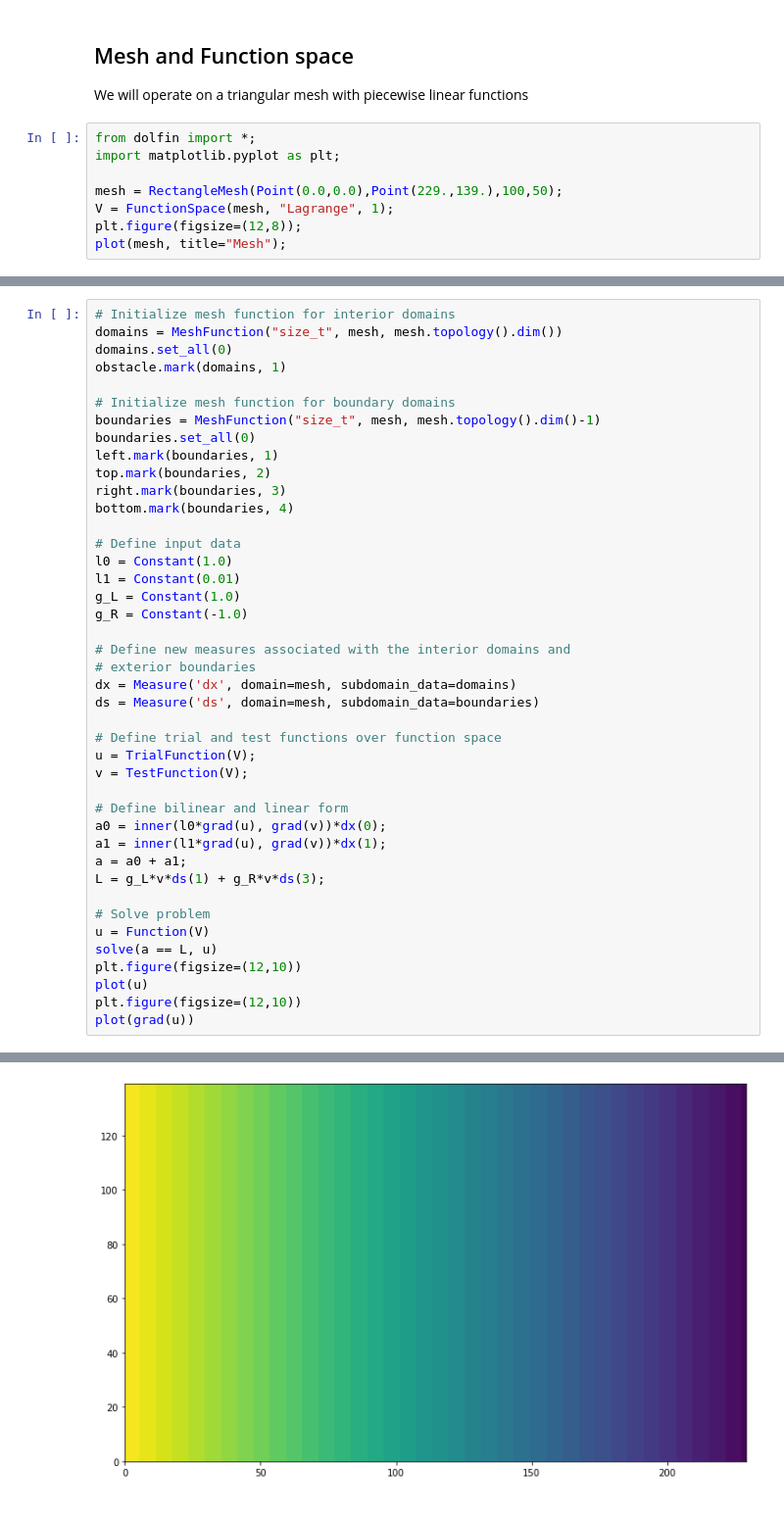
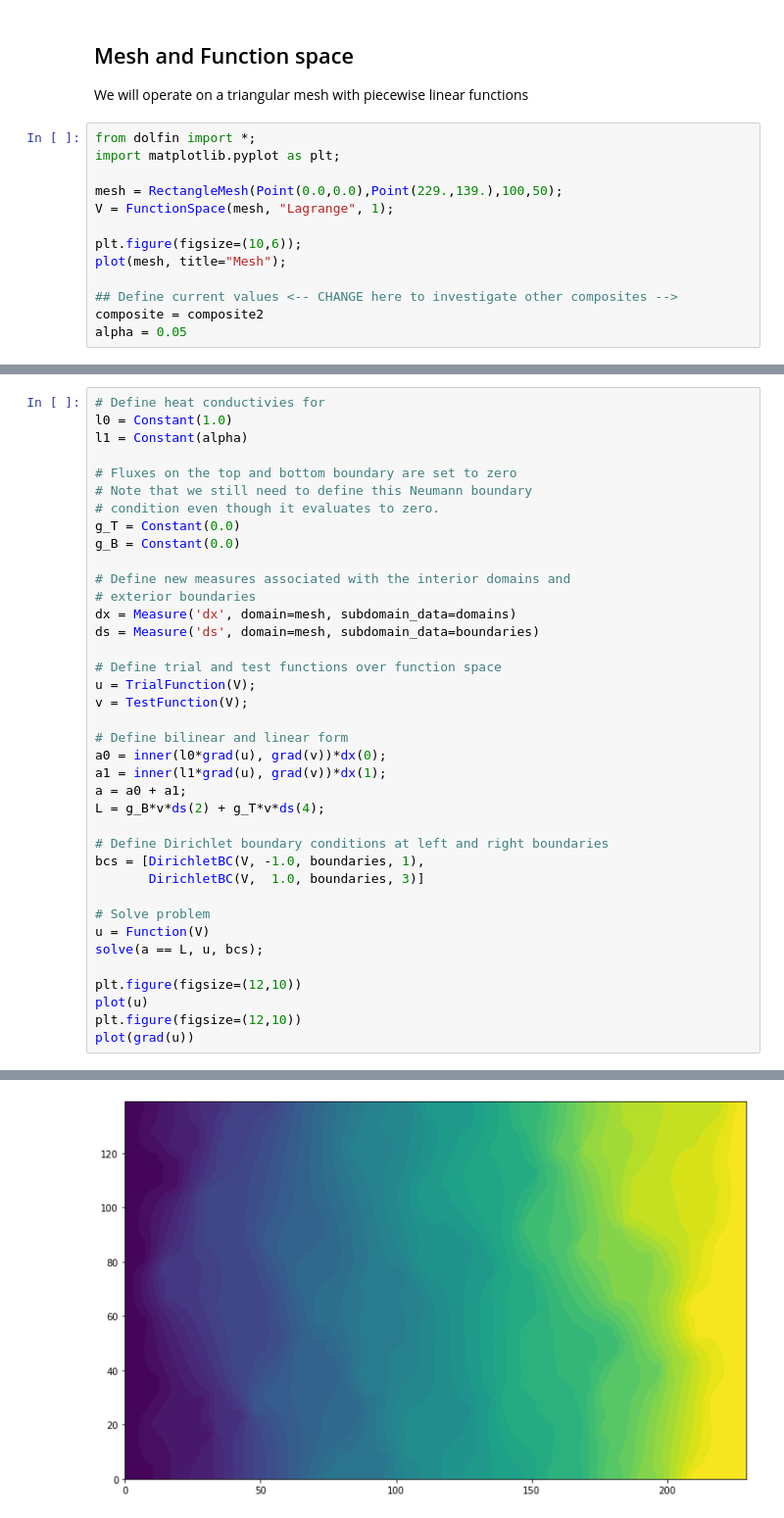
Before and after one commit to MaterialModelling/lab1, a Jupyter notebook: fem_composite.ipynb, the cells around one changed output, grey strips where cells are left out. Shown at 98% size. Saved outputs shown, nothing was run; the diff lists cells and outputs as text.

```diff
--- a/fem_composite.ipynb
+++ b/fem_composite.ipynb
@@ -94,6 +93,11 @@ import matplotlib.pyplot as plt;
 
 mesh = RectangleMesh(Point(0.0,0.0),Point(229.,139.),100,50);
 V = FunctionSpace(mesh, "Lagrange", 1);
-plt.figure(figsize=(12,8));
+
+plt.figure(figsize=(10,6));
 plot(mesh, title="Mesh");
+
+## Define current values <-- CHANGE here to investigate other composites -->
+composite = composite2
+alpha = 0.05
 # %% [output]
@@ -148,45 +173,41 @@ plot(psi)
 # %%
-# Initialize mesh function for interior domains
-domains = MeshFunction("size_t", mesh, mesh.topology().dim())
-domains.set_all(0)
-obstacle.mark(domains, 1)
+# Define heat conductivies for
+l0 = Constant(1.0)
+l1 = Constant(alpha)
 
-# Initialize mesh function for boundary domains
-boundaries = MeshFunction("size_t", mesh, mesh.topology().dim()-1)
-boundaries.set_all(0)
-left.mark(boundaries, 1)
-top.mark(boundaries, 2)
-right.mark(boundaries, 3)
-bottom.mark(boundaries, 4)
-
-# Define input data
-l0 = Constant(1.0)
-l1 = Constant(0.01)
-g_L = Constant(1.0)
-g_R = Constant(-1.0)
+# Fluxes on the top and bottom boundary are set to zero
+# Note that we still need to define this Neumann boundary
+# condition even though it evaluates to zero.
+g_T = Constant(0.0)
+g_B = Constant(0.0)
 
 # Define new measures associated with the interior domains and
 # exterior boundaries
 dx = Measure('dx', domain=mesh, subdomain_data=domains)
 ds = Measure('ds', domain=mesh, subdomain_data=boundaries)
 
 # Define trial and test functions over function space
 u = TrialFunction(V);
 v = TestFunction(V);
 
 # Define bilinear and linear form
 a0 = inner(l0*grad(u), grad(v))*dx(0);
 a1 = inner(l1*grad(u), grad(v))*dx(1);
 a = a0 + a1;
-L = g_L*v*ds(1) + g_R*v*ds(3);
+L = g_B*v*ds(2) + g_T*v*ds(4);
+
+# Define Dirichlet boundary conditions at left and right boundaries
+bcs = [DirichletBC(V, -1.0, boundaries, 1),
+       DirichletBC(V,  1.0, boundaries, 3)]
 
 # Solve problem
 u = Function(V)
-solve(a == L, u)
+solve(a == L, u, bcs);
+
 plt.figure(figsize=(12,10))
 plot(u)
 plt.figure(figsize=(12,10))
 plot(grad(u))
 # %% [output]
 <matplotlib.quiver.Quiver at 0x...>
-[figure, old version]
+[figure, new version]
```
Also changed, not shown: parts of 18 cells of this notebook.
